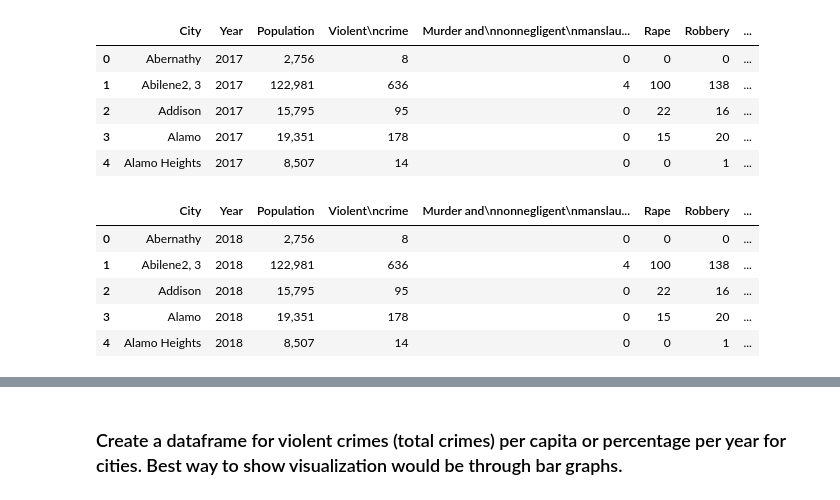
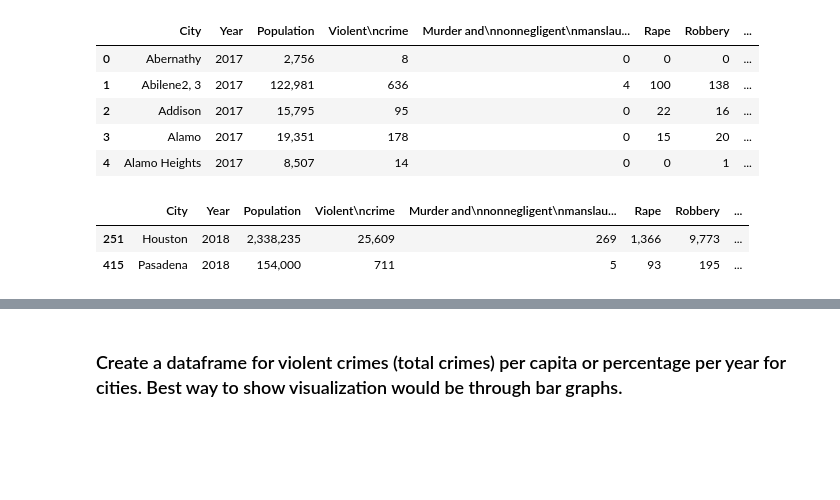
Before and after one commit to andresocorro/project_1, a Jupyter notebook: src_files/CrimeData.ipynb, the cells around one changed output, grey strips where cells are left out. Cells and saved outputs as stored; diff of their text form; code cells hidden in the pictures; blank space fills up the shorter version.

Commit message:
merged files and filtered the dataframe to 10 cities

```diff
--- a/src_files/CrimeData.ipynb
+++ b/src_files/CrimeData.ipynb
@@ -55,12 +94,10 @@ raw_2017_df.head()
 # %%
 #rename rape column to align with other files
 raw_2018_df = raw_2018_df.rename(columns = {"Rape1": "Rape", "State": "City"})
+raw_2018_df = raw_2018_df[(raw_2018_df["City"] == "Houston") | (raw_2018_df["City"] == "Pasadena")]
 raw_2018_df.head()
 # %% [output]
 |  | City | Year | Population | Violent\ncrime | Murder and\nnonnegligent\nmanslau... | Rape | Robbery | ... |
-| 0 | Abernathy | 2018 | 2,756 | 8 | 0 | 0 | 0 | ... |
-| 1 | Abilene2, 3 | 2018 | 122,981 | 636 | 4 | 100 | 138 | ... |
-| 2 | Addison | 2018 | 15,795 | 95 | 0 | 22 | 16 | ... |
-| 3 | Alamo | 2018 | 19,351 | 178 | 0 | 15 | 20 | ... |
-| 4 | Alamo Heights | 2018 | 8,507 | 14 | 0 | 0 | 1 | ... |
+| 251 | Houston | 2018 | 2,338,235 | 25,609 | 269 | 1,366 | 9,773 | ... |
+| 415 | Pasadena | 2018 | 154,000 | 711 | 5 | 93 | 195 | ... |
 # %%
```
Also changed, not shown: parts of 6 cells of this notebook.
